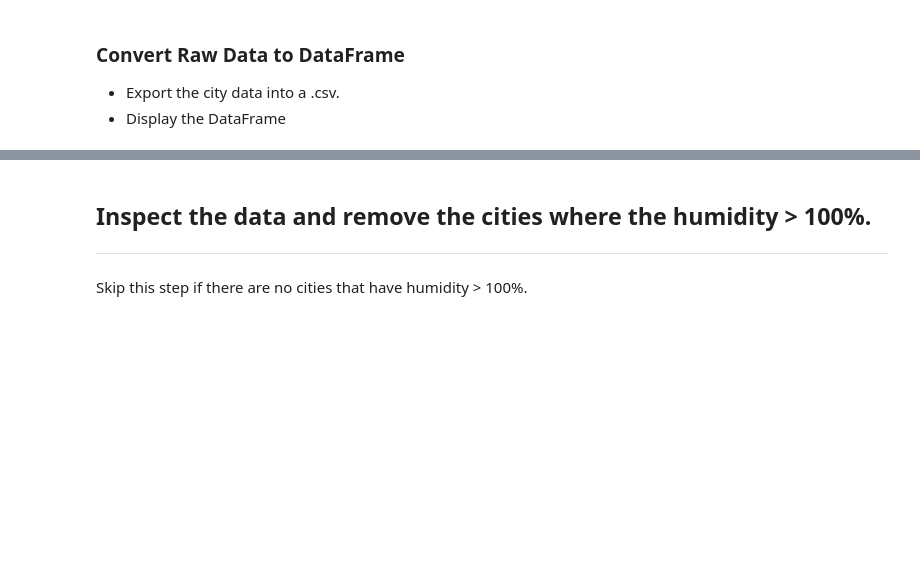
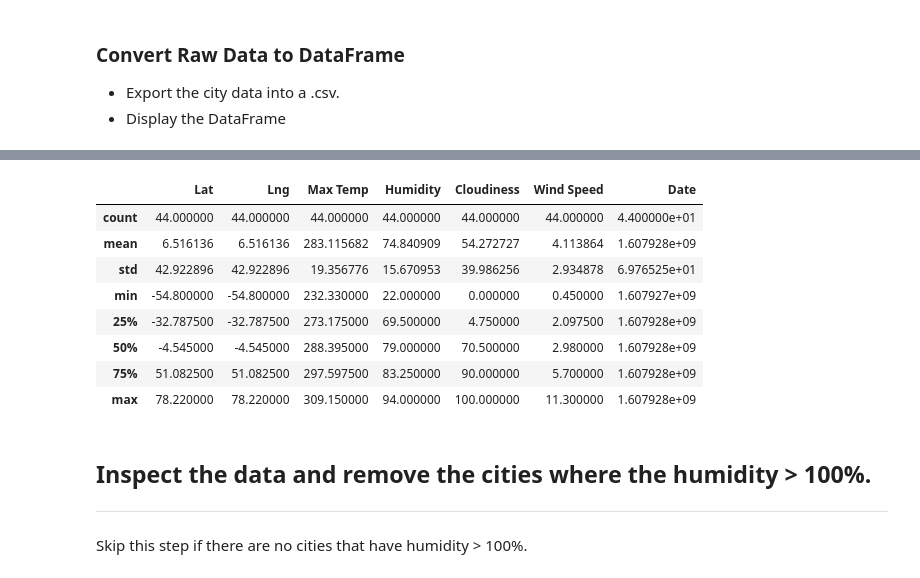
Before and after one commit to GND95/Python-API-Challenge, a Jupyter notebook: WeatherPy/WeatherPy.ipynb, the cells around one changed output, grey strips where cells are left out. Saved outputs shown, nothing was run; the diff lists cells and outputs as text; code cells hidden in the pictures; blank space fills up the shorter version.

Commit message:
created new summary statistics data frame for numeric weather data

```diff
--- a/WeatherPy/WeatherPy.ipynb
+++ b/WeatherPy/WeatherPy.ipynb
@@ -170,3 +174,19 @@ weather_df
+# %%
+cleaned_weather_df = weather_df.drop(columns=["City", "Country"]) #drop the non-numeric data from the data frame
+#convert all columns to floats so I can drop the NaN values with pandas
+cleaned_weather_df[["Lat", "Lng", "Max Temp", "Humidity", "Cloudiness", "Wind Speed", "Date"]] = cleaned_weather_df[["Lat", "Lng", "Max Temp", "Humidity", "Cloudiness", "Wind Speed", "Date"]].astype(float)
+cleaned_weather_df.dropna(axis=0,how='all', inplace=True)#drop all NaN items from data frame
+cleaned_weather_df.describe() #summarize the remaining numeric data
+# %% [output]
+|  | Lat | Lng | Max Temp | Humidity | Cloudiness | Wind Speed | Date |
+| count | 44.000000 | 44.000000 | 44.000000 | 44.000000 | 44.000000 | 44.000000 | 4.400000e+01 |
+| mean | 6.516136 | 6.516136 | 283.115682 | 74.840909 | 54.272727 | 4.113864 | 1.607928e+09 |
+| std | 42.922896 | 42.922896 | 19.356776 | 15.670953 | 39.986256 | 2.934878 | 6.976525e+01 |
+| min | -54.800000 | -54.800000 | 232.330000 | 22.000000 | 0.000000 | 0.450000 | 1.607927e+09 |
+| 25% | -32.787500 | -32.787500 | 273.175000 | 69.500000 | 4.750000 | 2.097500 | 1.607928e+09 |
+| 50% | -4.545000 | -4.545000 | 288.395000 | 79.000000 | 70.500000 | 2.980000 | 1.607928e+09 |
+| 75% | 51.082500 | 51.082500 | 297.597500 | 83.250000 | 90.000000 | 5.700000 | 1.607928e+09 |
+| max | 78.220000 | 78.220000 | 309.150000 | 94.000000 | 100.000000 | 11.300000 | 1.607928e+09 |
 # %% [markdown]
 ## Inspect the data and remove the cities where the humidity > 100%.
 ----
```
Also changed, not shown: parts of 7 cells of this notebook.
